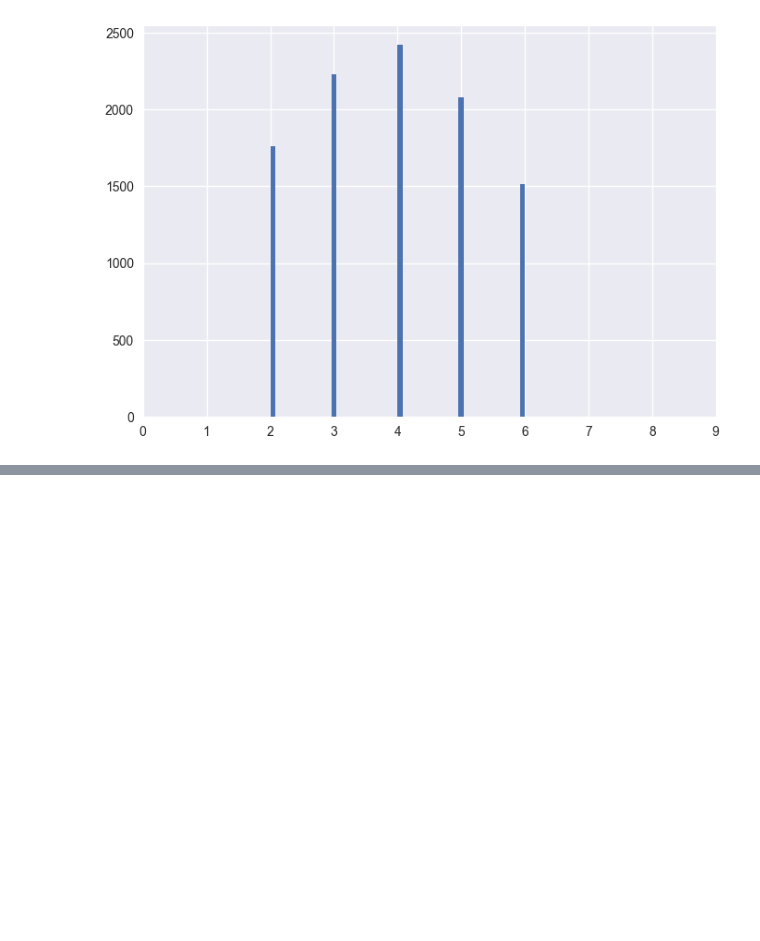
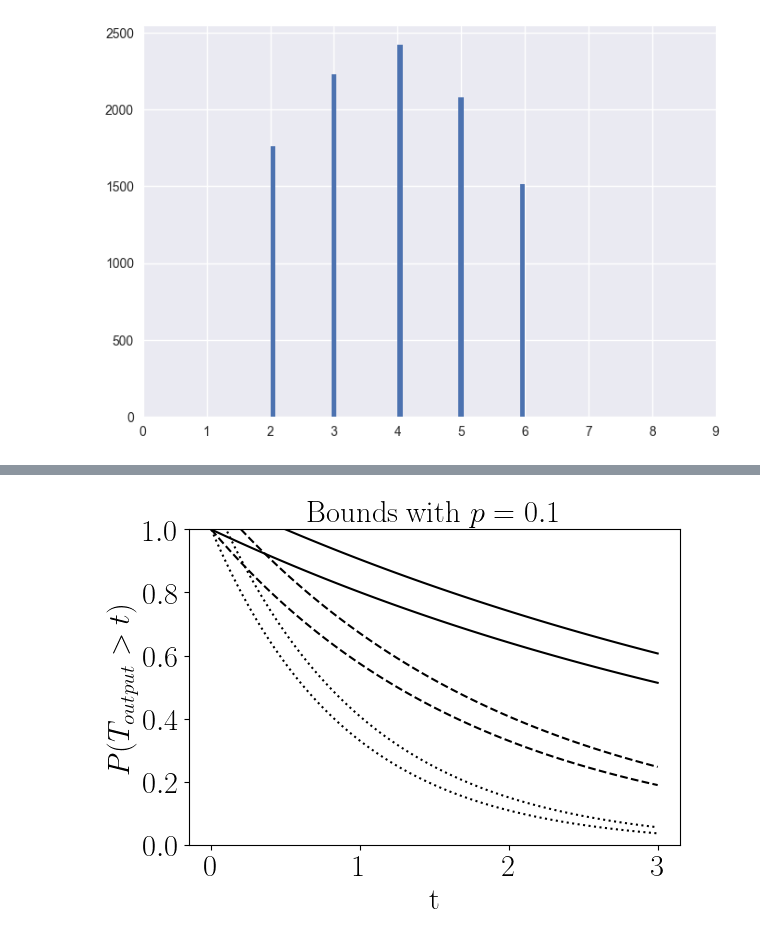
Before and after one commit to Luisenden/qnetsur, a Jupyter notebook: notebooks/acquisition.ipynb, the cells around one changed output, grey strips where cells are left out. Cells and saved outputs as stored; diff of their text form; code cells hidden in the pictures; blank space fills up the shorter version.

```diff
--- a/notebooks/acquisition.ipynb
+++ b/notebooks/acquisition.ipynb
@@ -51 +53,18 @@ plt.legend()
+# %%
+import numpy as np
+import matplotlib.pyplot as plt
+p = 0.1
+t = np.linspace(0,3, 100)
+m = 0.2
+styl = [':', '--', '-']
+for i, m in enumerate([0.1,0.2,0.5]):
+    plt.plot(t, np.exp(p-p*t/m), label=f'upper m={m}', linestyle = styl[i],  color='black')
+    plt.plot(t, np.exp(-p*t/m*1/(1-p)), label=f'lower m={m}', linestyle = styl[i], color='black')
+plt.ylim(0,1)
+plt.ylabel(r'$P(T_{output}>t)$')
+plt.xlabel(r't')
+plt.title(r'Bounds with $p=0.1$')
+plt.tight_layout()
+# %% [output]
+[figure, added]
 # %%
```
Also changed, not shown: parts of 4 cells of this notebook, 5 other files.
